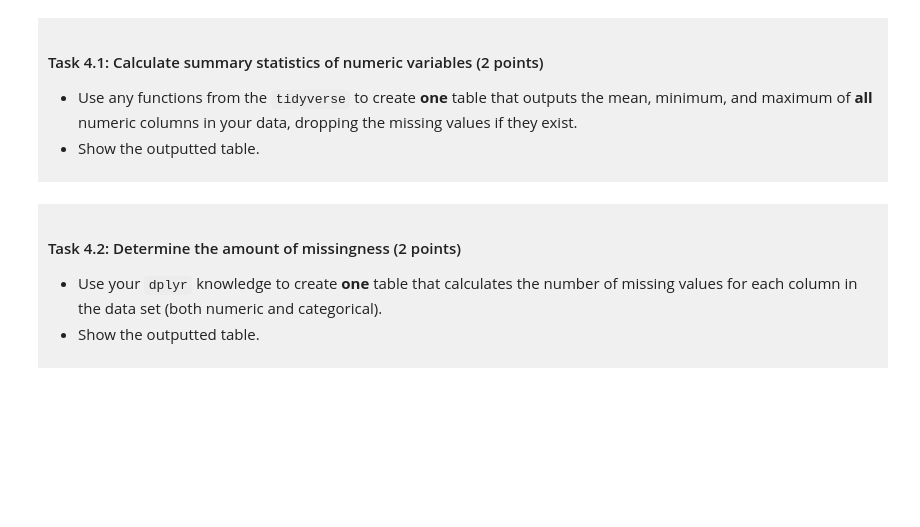
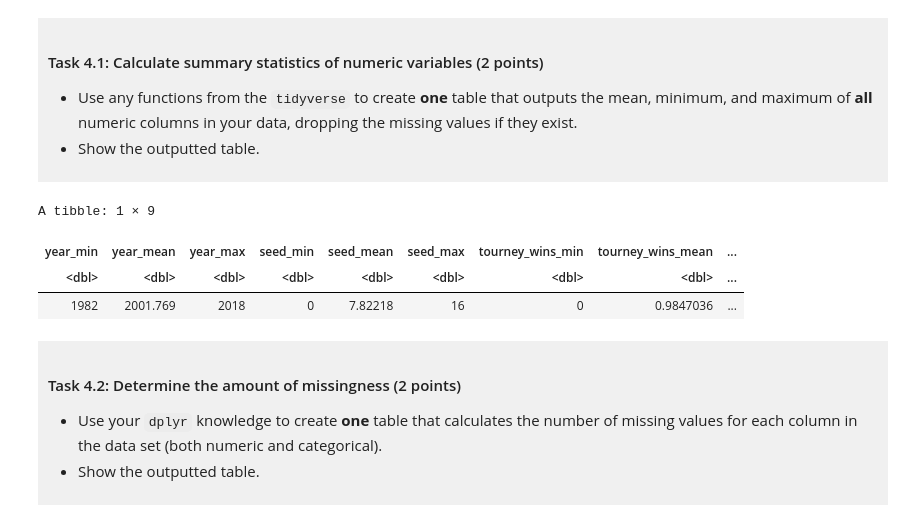
Before and after one commit to tanrozg-cyber/dsci-100-project-tanroz-gill, a Jupyter notebook: dsci-100-project-notebook.ipynb, the cells around one changed output. Saved outputs shown, nothing was run; the diff lists cells and outputs as text; code cells hidden in the pictures; blank space fills up the shorter version.

```diff
--- a/dsci-100-project-notebook.ipynb
+++ b/dsci-100-project-notebook.ipynb
@@ -266,7 +266,25 @@ You will refine your research question (if needed) and produce a tidy data set.
 
 </div>
 # %%
-### EDIT THIS CODE CELL ###
+library(tidyverse)
+
+basketball_summary <- basketball_tidy |>
+  summarise(
+    across(
+      where(is.numeric),
+      list(
+        min  = ~min(.x, na.rm = TRUE),
+        mean = ~mean(.x, na.rm = TRUE),
+        max  = ~max(.x, na.rm = TRUE)
+      )
+    )
+  )
+basketball_summary
+# %% [output]
+A tibble: 1 × 9
+| year_min | year_mean | year_max | seed_min | seed_mean | seed_max | tourney_wins_min | tourney_wins_mean | ... |
+| <dbl> | <dbl> | <dbl> | <dbl> | <dbl> | <dbl> | <dbl> | <dbl> | ... |
+| 1982 | 2001.769 | 2018 | 0 | 7.82218 | 16 | 0 | 0.9847036 | ... |
 # %% [markdown]
 <div style="background-color: #f0f0f0; padding: 10px;">
 
```
Also changed, not shown: parts of 2 cells of this notebook.
